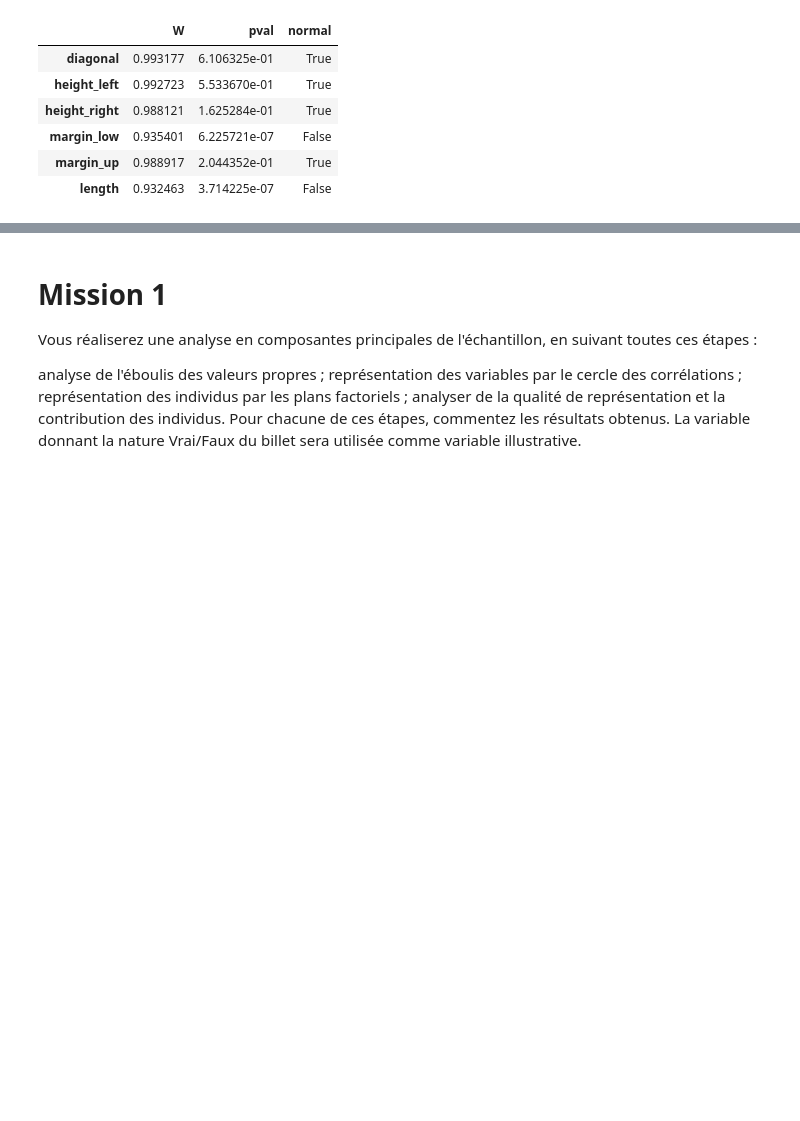
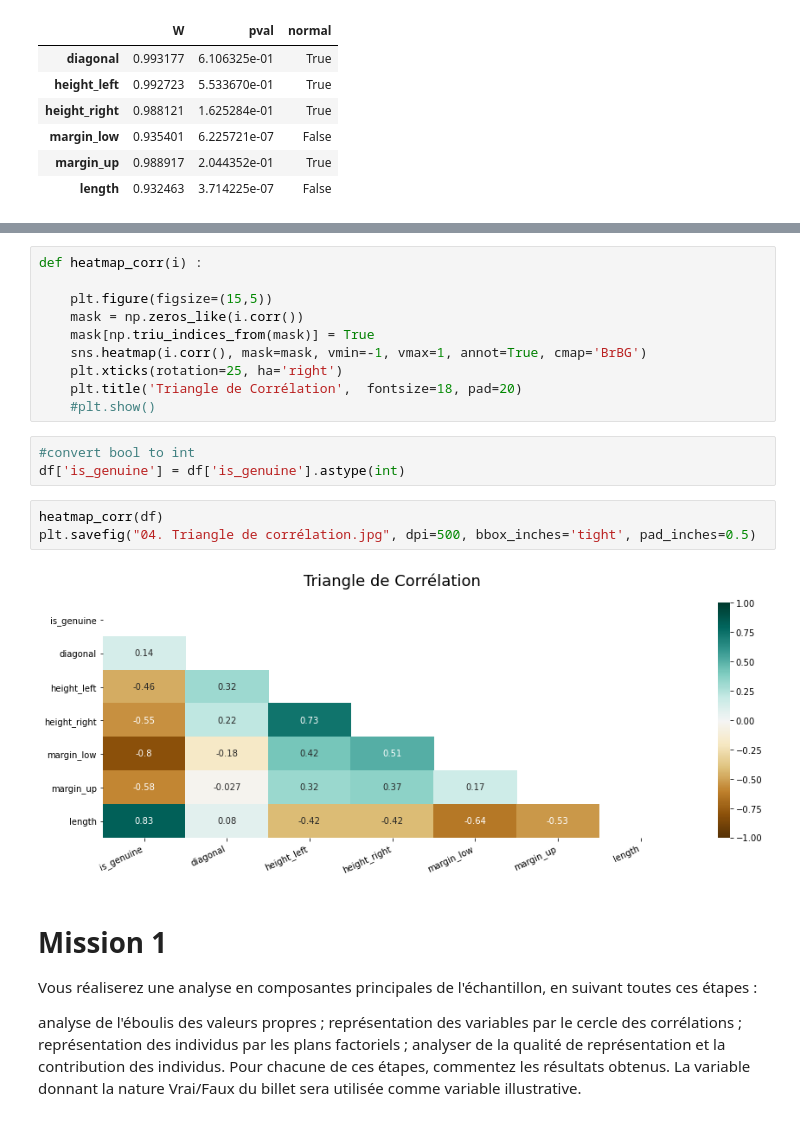
Before and after one commit to ROWAIDAK/P6-D-tectez-des-faux-billets, a Jupyter notebook: P6_01_CODE_ Détectez_des_faux_billets.ipynb, the cells around one changed output, grey strips where cells are left out. Cells and saved outputs as stored; diff of their text form; blank space fills up the shorter version.

```diff
--- a/P6_01_CODE_ Détectez_des_faux_billets.ipynb
+++ b/P6_01_CODE_ Détectez_des_faux_billets.ipynb
@@ -140,3 +174,21 @@ pg.normality(df, method='shapiro', alpha=0.05).drop('is_genuine')
+# %%
+def heatmap_corr(i) :
+
+    plt.figure(figsize=(15,5))
+    mask = np.zeros_like(i.corr())
+    mask[np.triu_indices_from(mask)] = True
+    sns.heatmap(i.corr(), mask=mask, vmin=-1, vmax=1, annot=True, cmap='BrBG')
+    plt.xticks(rotation=25, ha='right')
+    plt.title('Triangle de Corrélation',  fontsize=18, pad=20)
+    #plt.show()
+# %%
+#convert bool to int
+df['is_genuine'] = df['is_genuine'].astype(int)
+# %%
+heatmap_corr(df)
+plt.savefig("04. Triangle de corrélation.jpg", dpi=500, bbox_inches='tight', pad_inches=0.5)
+# %% [output]
+[figure, added]
 # %% [markdown]
 # Mission 1
 Vous réaliserez une analyse en composantes principales de l'échantillon, en suivant toutes ces étapes :
```
Also changed, not shown: parts of 7 cells of this notebook.
